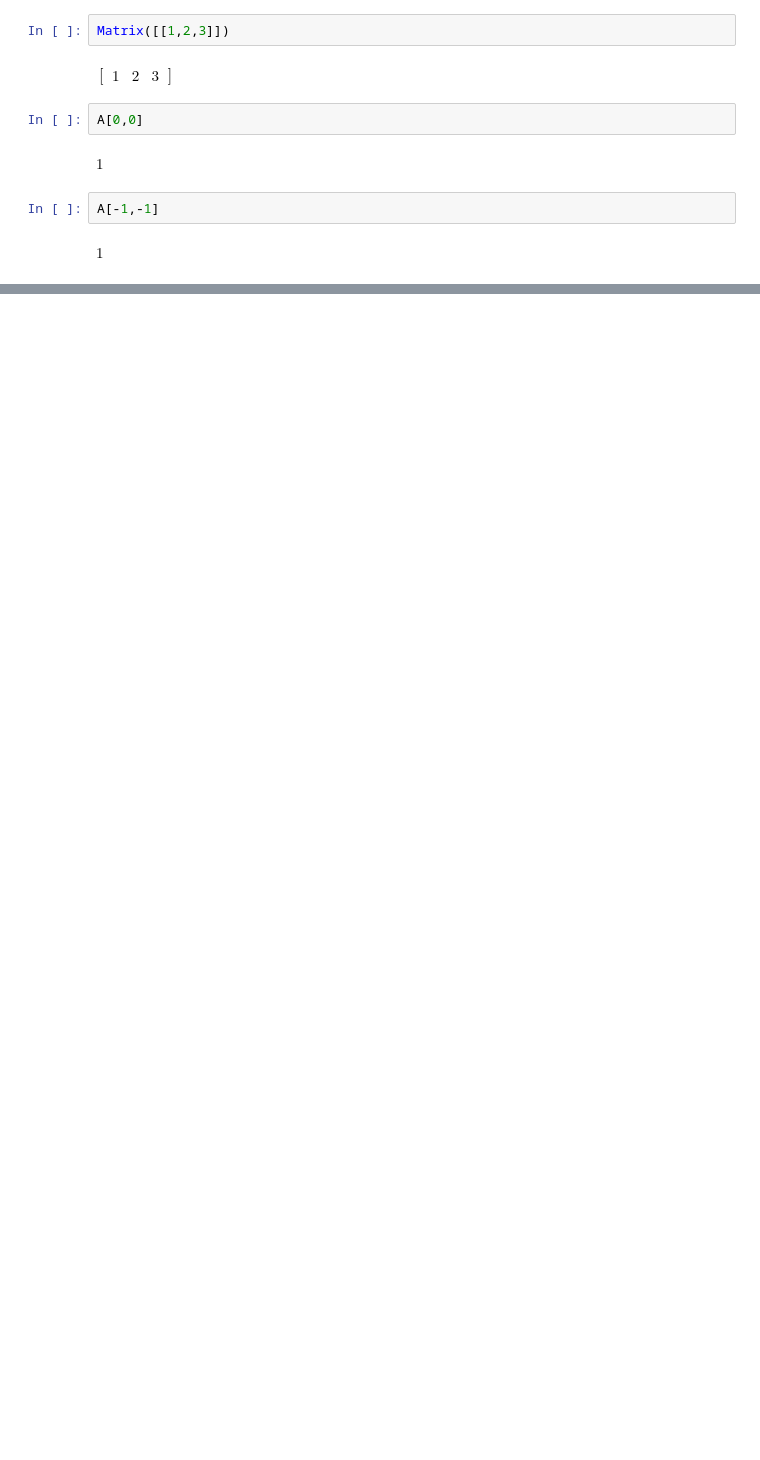
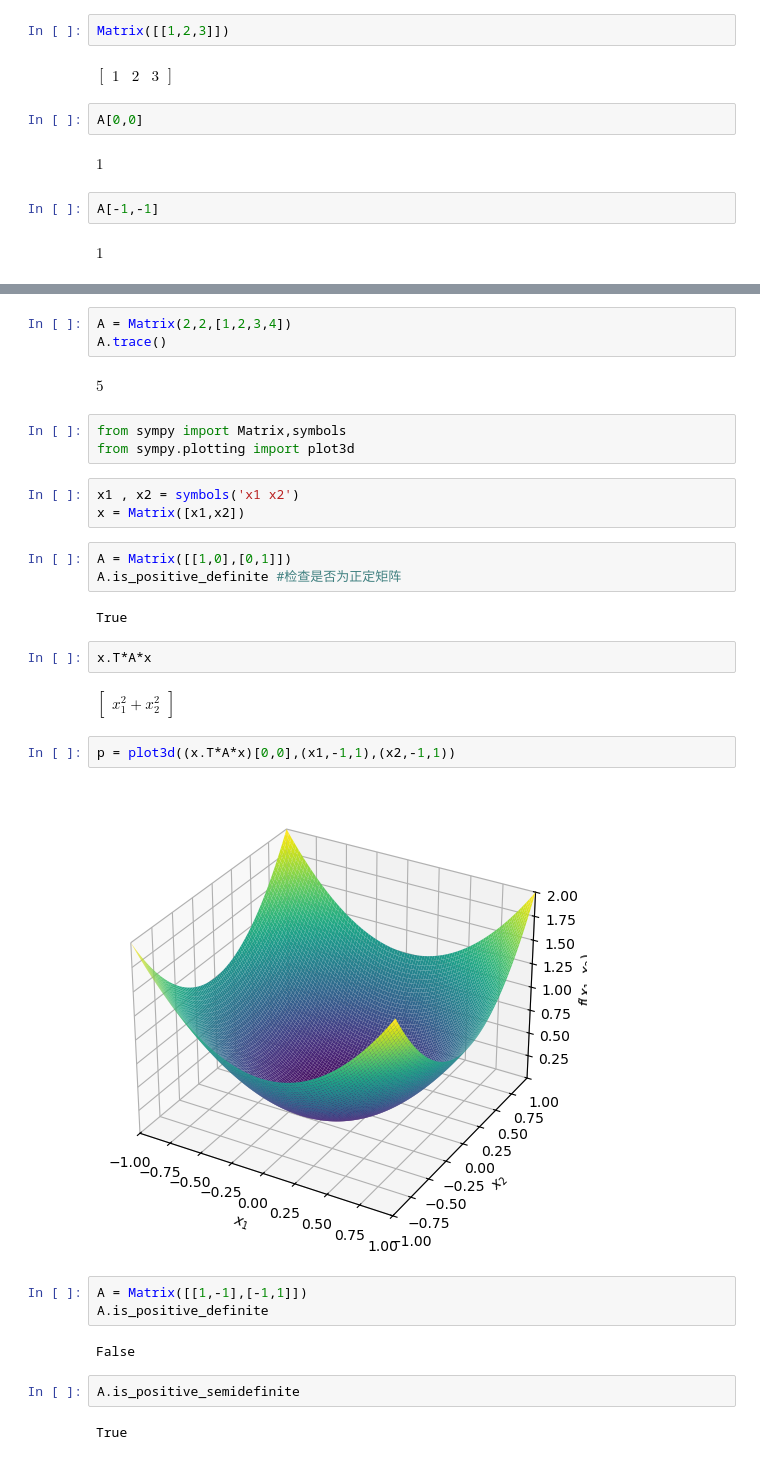
Before and after one commit to Arch-jyh/iris_books, a Jupyter notebook: book1/25/Q1_1.ipynb, the cells around one changed output, grey strips where cells are left out. Saved outputs shown, nothing was run; the diff lists cells and outputs as text; blank space fills up the shorter version.

```diff
--- a/book1/25/Q1_1.ipynb
+++ b/book1/25/Q1_1.ipynb
@@ -44,0 +248,33 @@ $\displaystyle 1$
+# %%
+A = Matrix(2,2,[1,2,3,4])
+A.trace()
+# %% [output]
+$\displaystyle 5$
+# %%
+from sympy import Matrix,symbols
+from sympy.plotting import plot3d
+# %%
+x1 , x2 = symbols('x1 x2')
+x = Matrix([x1,x2])
+# %%
+A = Matrix([[1,0],[0,1]])
+A.is_positive_definite #检查是否为正定矩阵
+# %% [output]
+True
+# %%
+x.T*A*x
+# %% [output]
+$\displaystyle \left[\begin{matrix}x_{1}^{2} + x_{2}^{2}\end{matrix}\right]$
+# %%
+p = plot3d((x.T*A*x)[0,0],(x1,-1,1),(x2,-1,1))
+# %% [output]
+[figure, added]
+# %%
+A = Matrix([[1,-1],[-1,1]])
+A.is_positive_definite
+# %% [output]
+False
+# %%
+A.is_positive_semidefinite
+# %% [output]
+True
```
Also changed, not shown: parts of 61 cells of this notebook.
